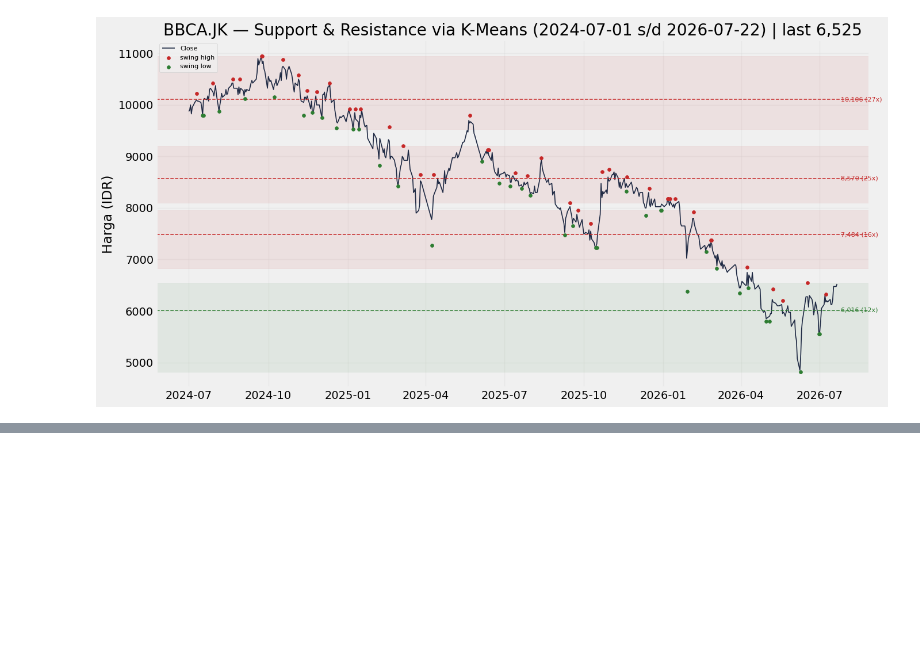
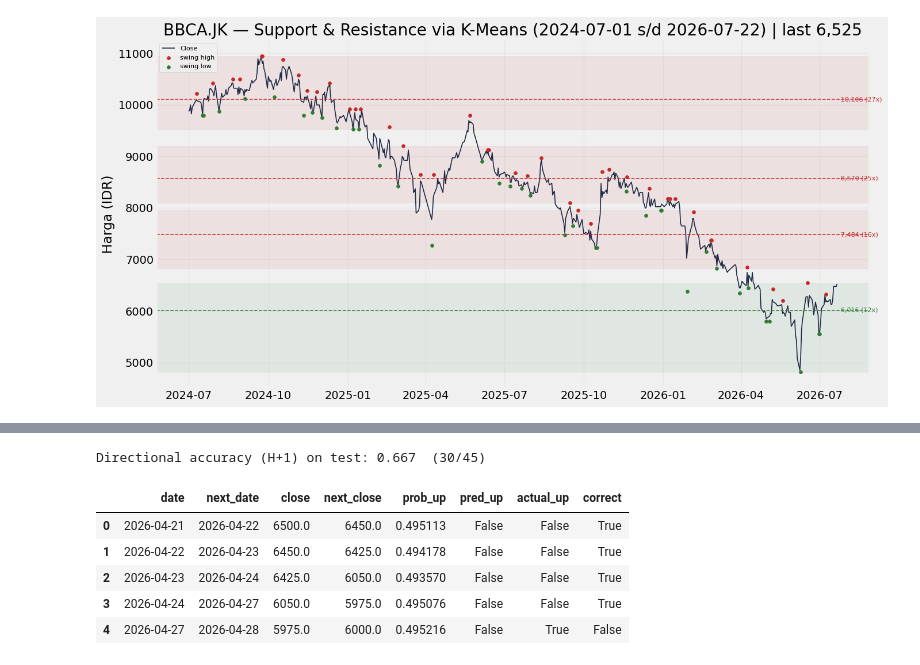
Before and after one commit to patricktelnoni/support_resistance_detection, a Jupyter notebook: regression.ipynb, the cells around one changed output, grey strips where cells are left out. Drawn from its saved outputs; the diff is of its cells as text; code cells hidden in the pictures; blank space fills up the shorter version.

```diff
--- a/regression.ipynb
+++ b/regression.ipynb
@@ -551,0 +553,38 @@ NameError: name 'sel_idx' is not defined
+# %%
+# 7. Petakan tiap prediksi ke tanggal H+1 (hari perdagangan berikutnya)
+L = len(X_seq)
+dates_seq = df.index[LOOKBACK - 1: LOOKBACK - 1 + L]
+start_test_idx = len(X_seq) - len(X_test)
+test_dates = dates_seq[start_test_idx: start_test_idx + len(X_test)]
+
+rows = []
+for i, sd in enumerate(test_dates):
+    loc = df.index.get_loc(sd)
+    nxt = min(loc + FUTURE_DAYS, len(df.index) - 1)   # tanggal H+1
+    close_now = float(df["Close"].iloc[loc])
+    close_next = float(df["Close"].iloc[nxt])
+    pred_up = bool(int(preds[i]) == 1)
+    actual_up = bool(close_next > close_now)
+    rows.append({
+        "date": df.index[loc],
+        "next_date": df.index[nxt],
+        "close": close_now,
+        "next_close": close_next,
+        "prob_up": float(probs[i]),
+        "pred_up": pred_up,
+        "actual_up": actual_up,
+        "correct": pred_up == actual_up,
+    })
+
+pred_df = pd.DataFrame(rows)
+acc = pred_df["correct"].mean() if len(pred_df) else float("nan")
+print(f"Directional accuracy (H+{FUTURE_DAYS}) on test: {acc:.3f}  ({pred_df['correct'].sum()}/{len(pred_df)})")
+pred_df.head()
+# %% [output]
+Directional accuracy (H+1) on test: 0.667  (30/45)
+|  | date | next_date | close | next_close | prob_up | pred_up | actual_up | correct |
+| 0 | 2026-04-21 | 2026-04-22 | 6500.0 | 6450.0 | 0.495113 | False | False | True |
+| 1 | 2026-04-22 | 2026-04-23 | 6450.0 | 6425.0 | 0.494178 | False | False | True |
+| 2 | 2026-04-23 | 2026-04-24 | 6425.0 | 6050.0 | 0.493570 | False | False | True |
+| 3 | 2026-04-24 | 2026-04-27 | 6050.0 | 5975.0 | 0.495076 | False | False | True |
+| 4 | 2026-04-27 | 2026-04-28 | 5975.0 | 6000.0 | 0.495216 | False | True | False |
```
Also changed, not shown: parts of 11 cells of this notebook.
